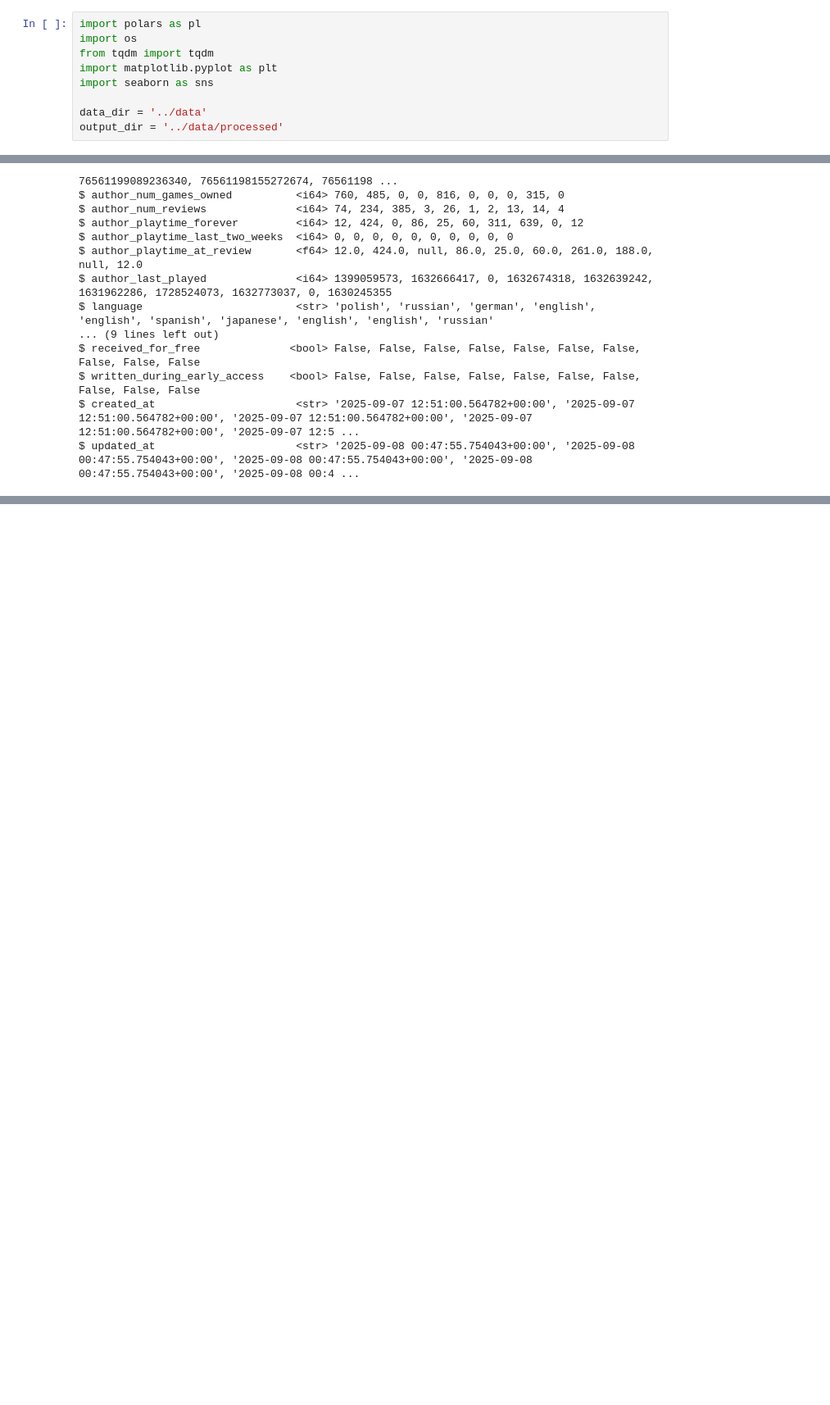
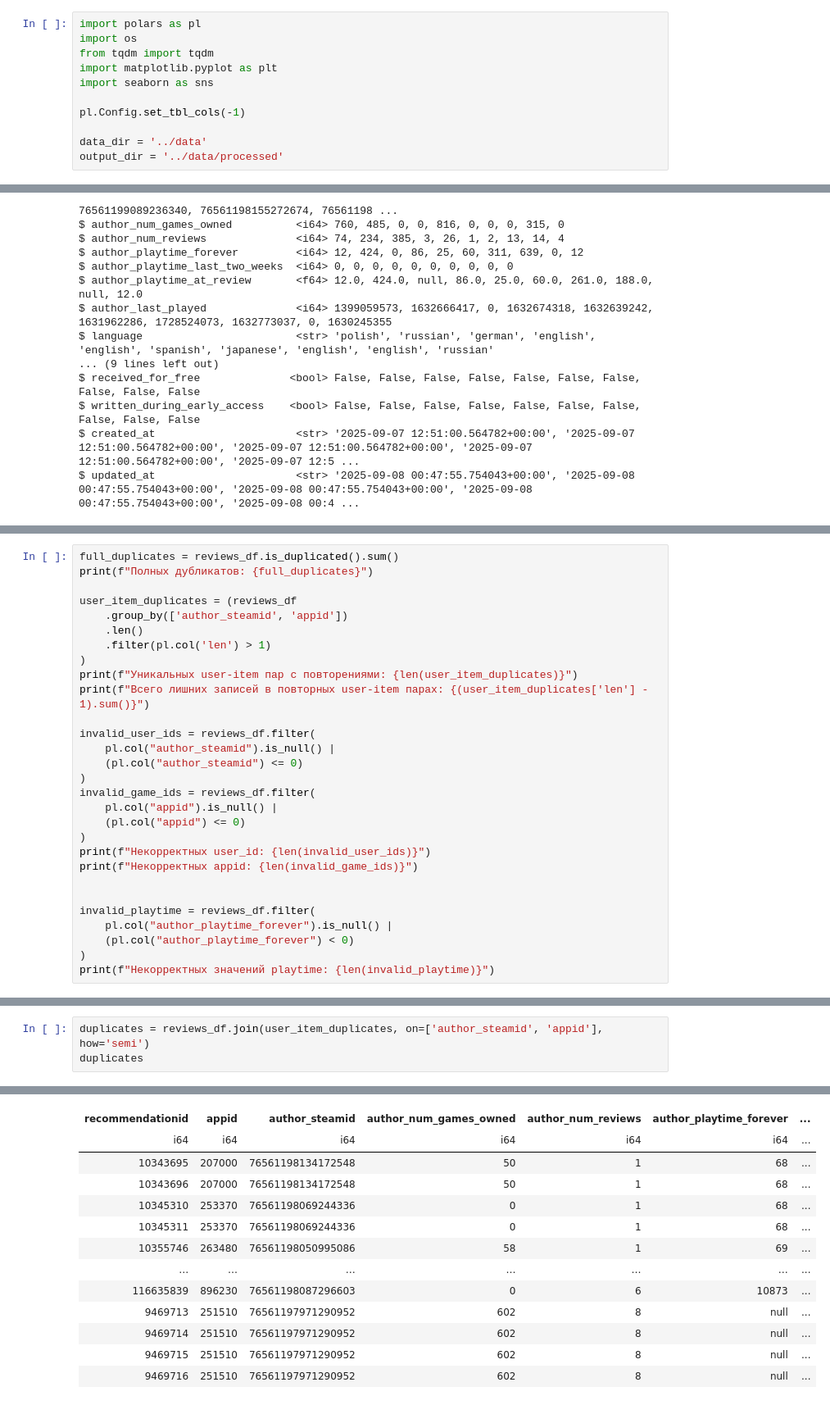
Before and after one commit to Alexander8841/steam-game-recsys, a Jupyter notebook: notebooks/02_reviews_eda_and_preprocessing.ipynb, the cells around one changed output, grey strips where cells are left out. Shown at 82% size. Saved outputs shown, nothing was run; the diff lists cells and outputs as text; blank space fills up the shorter version.

Commit message:
Add duplicate processing to 01_noteboo and 02_notebook

```diff
--- a/notebooks/02_reviews_eda_and_preprocessing.ipynb
+++ b/notebooks/02_reviews_eda_and_preprocessing.ipynb
@@ -12,6 +12,8 @@ from tqdm import tqdm
 import matplotlib.pyplot as plt
 import seaborn as sns
 
+pl.Config.set_tbl_cols(-1)
+
 data_dir = '../data'
 output_dir = '../data/processed'
 # %% [markdown]
@@ -52,0 +66,29 @@ $ updated_at                      <str> '2025-09-08 00:47:55.754043+00:00', '202
+# %%
+full_duplicates = reviews_df.is_duplicated().sum()
+print(f"Полных дубликатов: {full_duplicates}")
+
+user_item_duplicates = (reviews_df
+    .group_by(['author_steamid', 'appid'])
+    .len()
+    .filter(pl.col('len') > 1)
+)
+print(f"Уникальных user-item пар с повторениями: {len(user_item_duplicates)}")
+print(f"Всего лишних записей в повторных user-item парах: {(user_item_duplicates['len'] - 1).sum()}")
+
+invalid_user_ids = reviews_df.filter(
+    pl.col("author_steamid").is_null() |
+    (pl.col("author_steamid") <= 0)
+)
+invalid_game_ids = reviews_df.filter(
+    pl.col("appid").is_null() |
+    (pl.col("appid") <= 0)
+)
+print(f"Некорректных user_id: {len(invalid_user_ids)}")
+print(f"Некорректных appid: {len(invalid_game_ids)}")
+
+
+invalid_playtime = reviews_df.filter(
+    pl.col("author_playtime_forever").is_null() |
+    (pl.col("author_playtime_forever") < 0)
+)
+print(f"Некорректных значений playtime: {len(invalid_playtime)}")
@@ -52,0 +104,4 @@ $ updated_at                      <str> '2025-09-08 00:47:55.754043+00:00', '202
+# %%
+duplicates = reviews_df.join(user_item_duplicates, on=['author_steamid', 'appid'], how='semi')
+duplicates
+# %% [output]
@@ -52,0 +109,13 @@ $ updated_at                      <str> '2025-09-08 00:47:55.754043+00:00', '202
+| recommendationid | appid | author_steamid | author_num_games_owned | author_num_reviews | author_playtime_forever | ... |
+| i64 | i64 | i64 | i64 | i64 | i64 | ... |
+| 10343695 | 207000 | 76561198134172548 | 50 | 1 | 68 | ... |
+| 10343696 | 207000 | 76561198134172548 | 50 | 1 | 68 | ... |
+| 10345310 | 253370 | 76561198069244336 | 0 | 1 | 68 | ... |
+| 10345311 | 253370 | 76561198069244336 | 0 | 1 | 68 | ... |
+| 10355746 | 263480 | 76561198050995086 | 58 | 1 | 69 | ... |
+| … | … | … | … | … | … | ... |
+| 116635839 | 896230 | 76561198087296603 | 0 | 6 | 10873 | ... |
+| 9469713 | 251510 | 76561197971290952 | 602 | 8 | null | ... |
+| 9469714 | 251510 | 76561197971290952 | 602 | 8 | null | ... |
+| 9469715 | 251510 | 76561197971290952 | 602 | 8 | null | ... |
+| 9469716 | 251510 | 76561197971290952 | 602 | 8 | null | ... |
```
Also changed, not shown: parts of 12 cells of this notebook, 3 other files.
